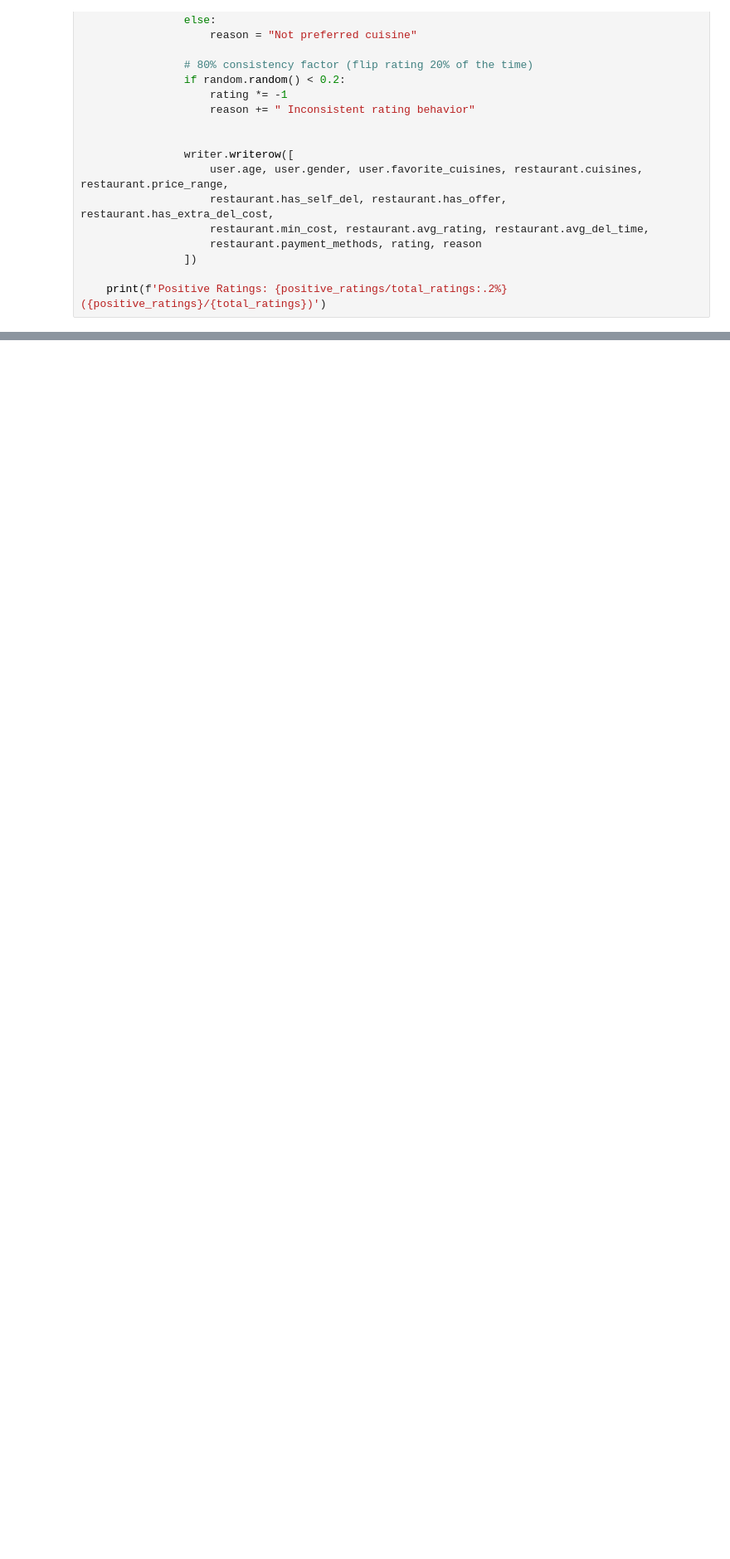
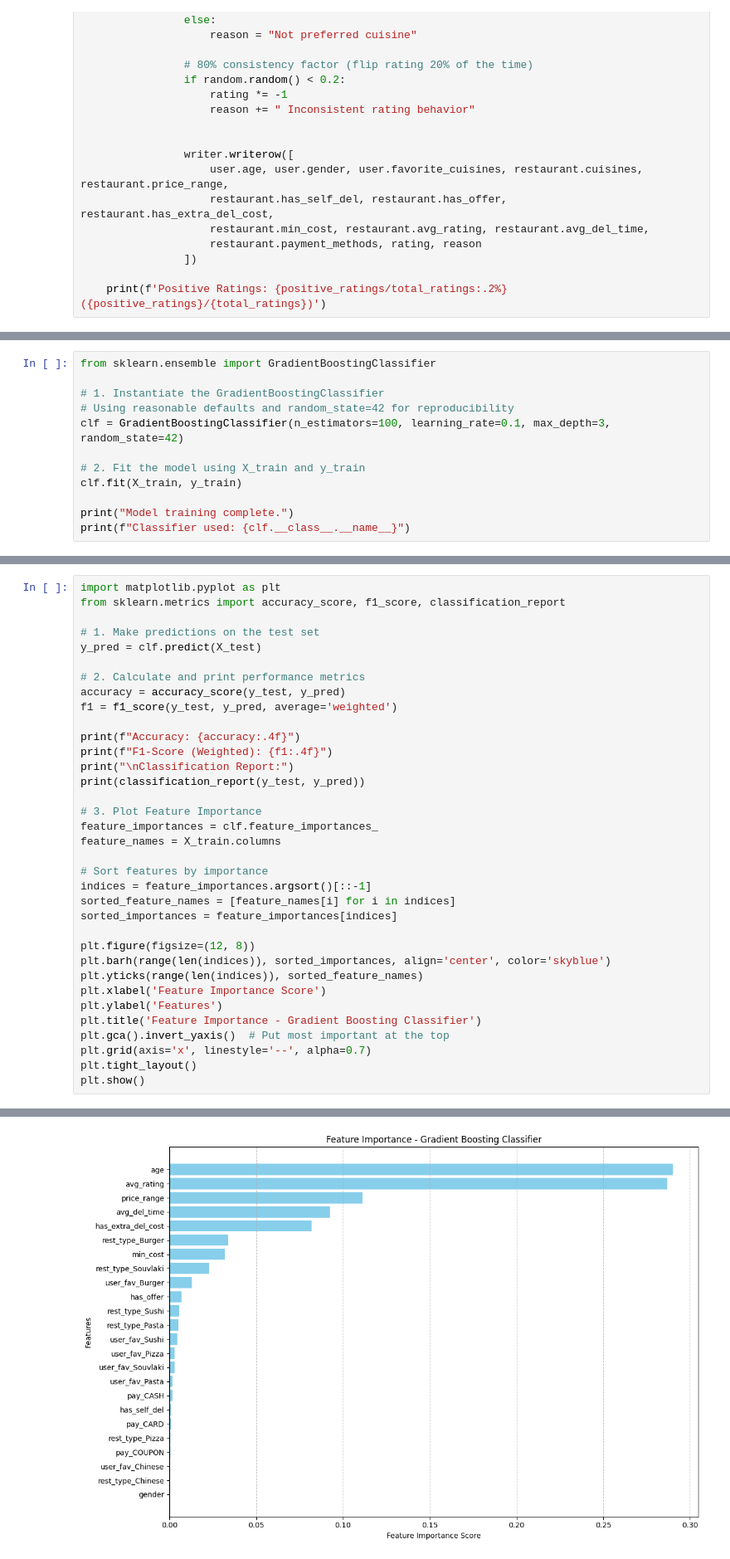
Before and after one commit to kitsakisGk/Masters_AUEB, a Jupyter notebook: Recommender_Systems/Week_5/Restaurant_Rating_Generator.ipynb, the cells around one changed output, grey strips where cells are left out. Shown at 83% size. Cells and saved outputs as stored; diff of their text form; blank space fills up the shorter version.

```diff
--- a/Recommender_Systems/Week_5/Restaurant_Rating_Generator.ipynb
+++ b/Recommender_Systems/Week_5/Restaurant_Rating_Generator.ipynb
@@ -739,0 +602,12 @@ Total Shown: 25 | Liked: 25 | Hit Rate: 100.00%
+# %%
+from sklearn.ensemble import GradientBoostingClassifier
+
+# 1. Instantiate the GradientBoostingClassifier
+# Using reasonable defaults and random_state=42 for reproducibility
+clf = GradientBoostingClassifier(n_estimators=100, learning_rate=0.1, max_depth=3, random_state=42)
+
+# 2. Fit the model using X_train and y_train
+clf.fit(X_train, y_train)
+
+print("Model training complete.")
+print(f"Classifier used: {clf.__class__.__name__}")
@@ -739,0 +625,36 @@ Total Shown: 25 | Liked: 25 | Hit Rate: 100.00%
+# %%
+import matplotlib.pyplot as plt
+from sklearn.metrics import accuracy_score, f1_score, classification_report
+
+# 1. Make predictions on the test set
+y_pred = clf.predict(X_test)
+
+# 2. Calculate and print performance metrics
+accuracy = accuracy_score(y_test, y_pred)
+f1 = f1_score(y_test, y_pred, average='weighted')
+
+print(f"Accuracy: {accuracy:.4f}")
+print(f"F1-Score (Weighted): {f1:.4f}")
+print("\nClassification Report:")
+print(classification_report(y_test, y_pred))
+
+# 3. Plot Feature Importance
+feature_importances = clf.feature_importances_
+feature_names = X_train.columns
+
+# Sort features by importance
+indices = feature_importances.argsort()[::-1]
+sorted_feature_names = [feature_names[i] for i in indices]
+sorted_importances = feature_importances[indices]
+
+plt.figure(figsize=(12, 8))
+plt.barh(range(len(indices)), sorted_importances, align='center', color='skyblue')
+plt.yticks(range(len(indices)), sorted_feature_names)
+plt.xlabel('Feature Importance Score')
+plt.ylabel('Features')
+plt.title('Feature Importance - Gradient Boosting Classifier')
+plt.gca().invert_yaxis()  # Put most important at the top
+plt.grid(axis='x', linestyle='--', alpha=0.7)
+plt.tight_layout()
+plt.show()
+# %% [output]
@@ -739,0 +673 @@ Total Shown: 25 | Liked: 25 | Hit Rate: 100.00%
+[figure, added]
```
Also changed, not shown: parts of 33 cells of this notebook.
